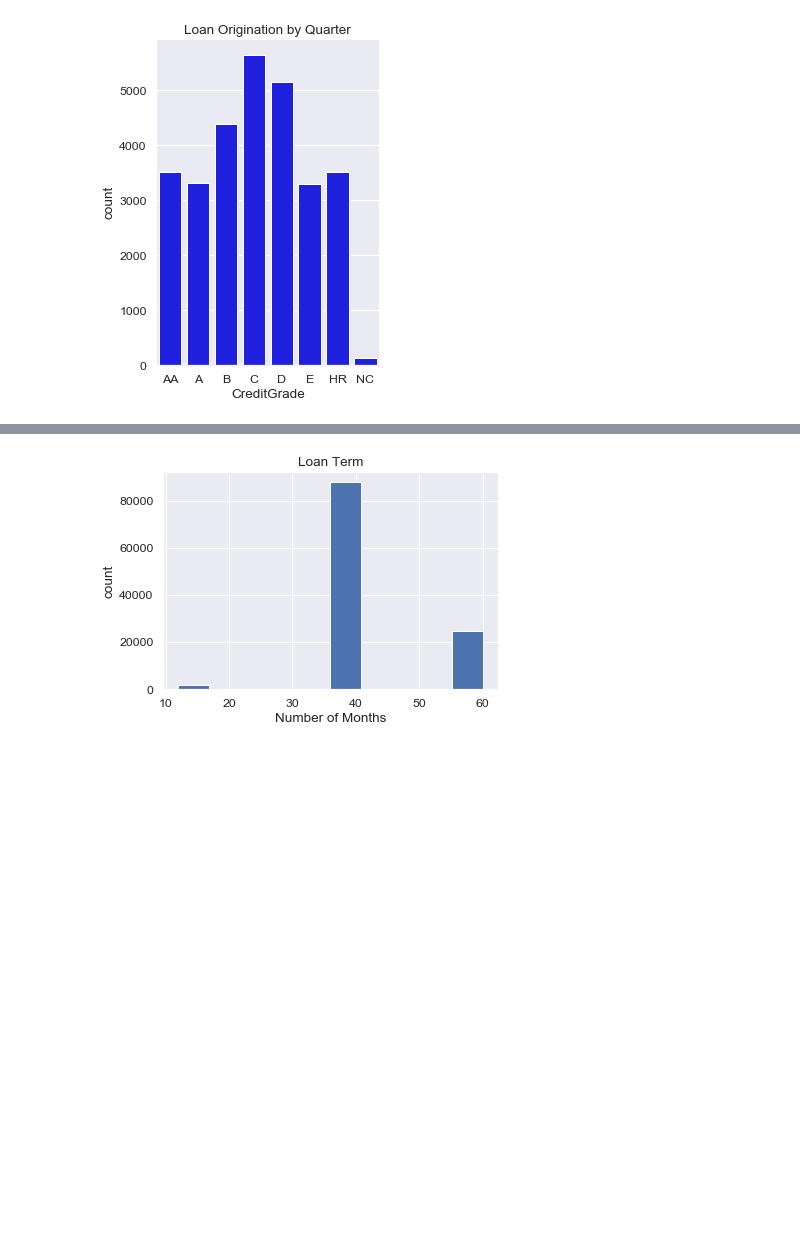
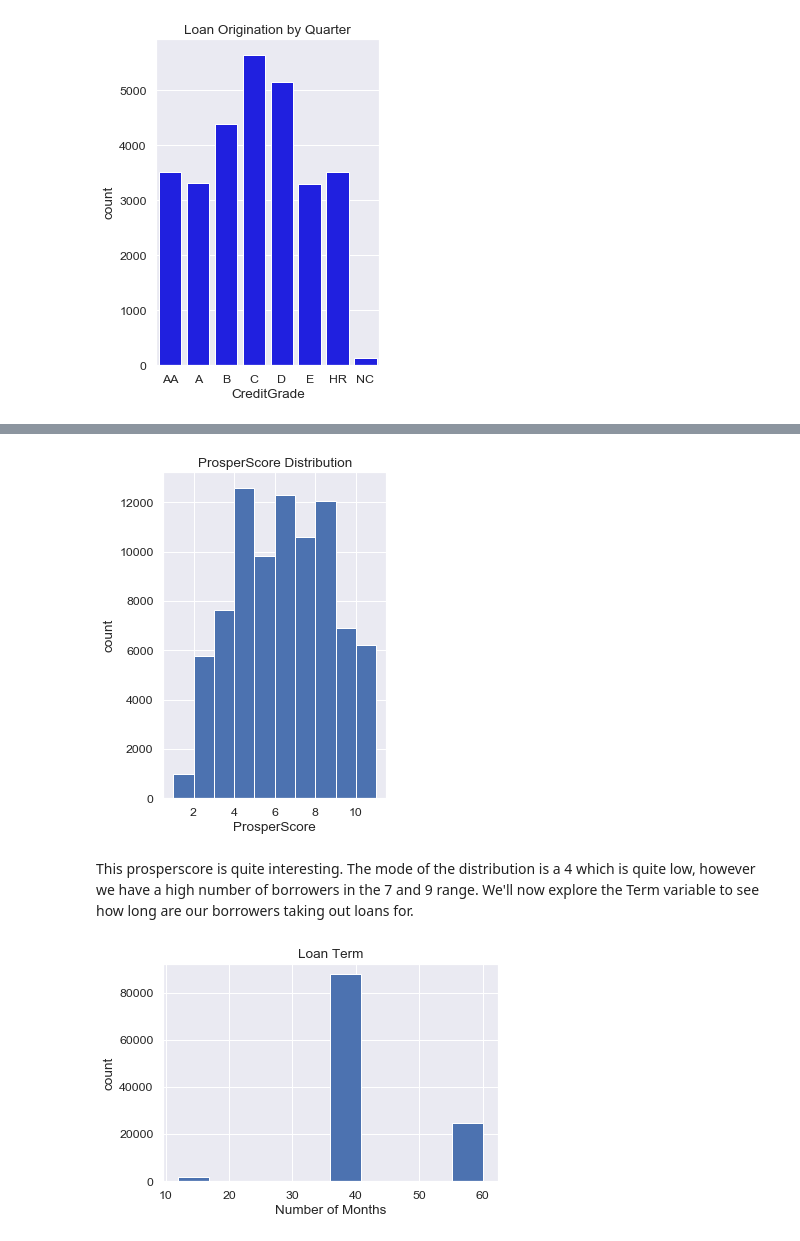
Before and after one commit to justinolgui/Communicate-Data-Findings, a Jupyter notebook: exploration_template.ipynb, the cells around one changed output, grey strips where cells are left out. Saved outputs shown, nothing was run; the diff lists cells and outputs as text; code cells hidden in the pictures; blank space fills up the shorter version.

```diff
--- a/exploration_template.ipynb
+++ b/exploration_template.ipynb
@@ -235,3 +250,15 @@ We'll now explore the Term variable to see how long are our borrowers taking out
+# %%
+# Using Hist to plot our distribution for term
+bins = np.arange(1, Condensed_prosper['ProsperScore'].max()+1, 1)
+plt.figure(figsize=(4, 6))
+plt.hist(data = Condensed_prosper, x = 'ProsperScore', bins=bins);
+plt.title('ProsperScore Distribution')
+plt.xlabel('ProsperScore')
+plt.ylabel('count');
+# %% [output]
+[figure, added]
+# %% [markdown]
+This prosperscore is quite interesting. The mode of the distribution is a 4 which is quite low, however we have a high number of borrowers in the 7 and 9 range. We'll now explore the Term variable to see how long are our borrowers taking out loans for.
 # %%
 # Using Hist to plot our distribution for term
 plt.hist(data = Condensed_prosper, x = 'Term');
```
Also changed, not shown: parts of 2 cells of this notebook.
